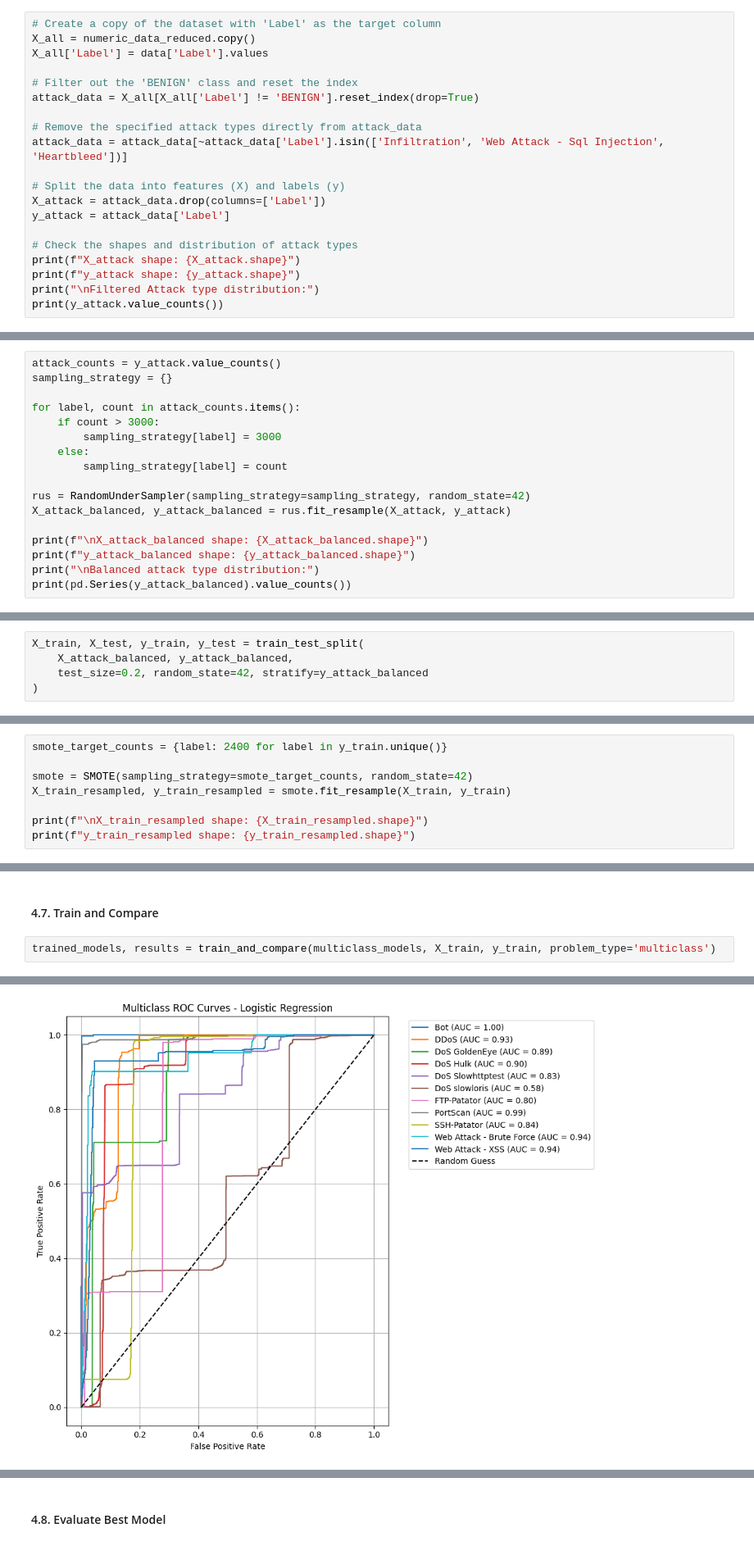
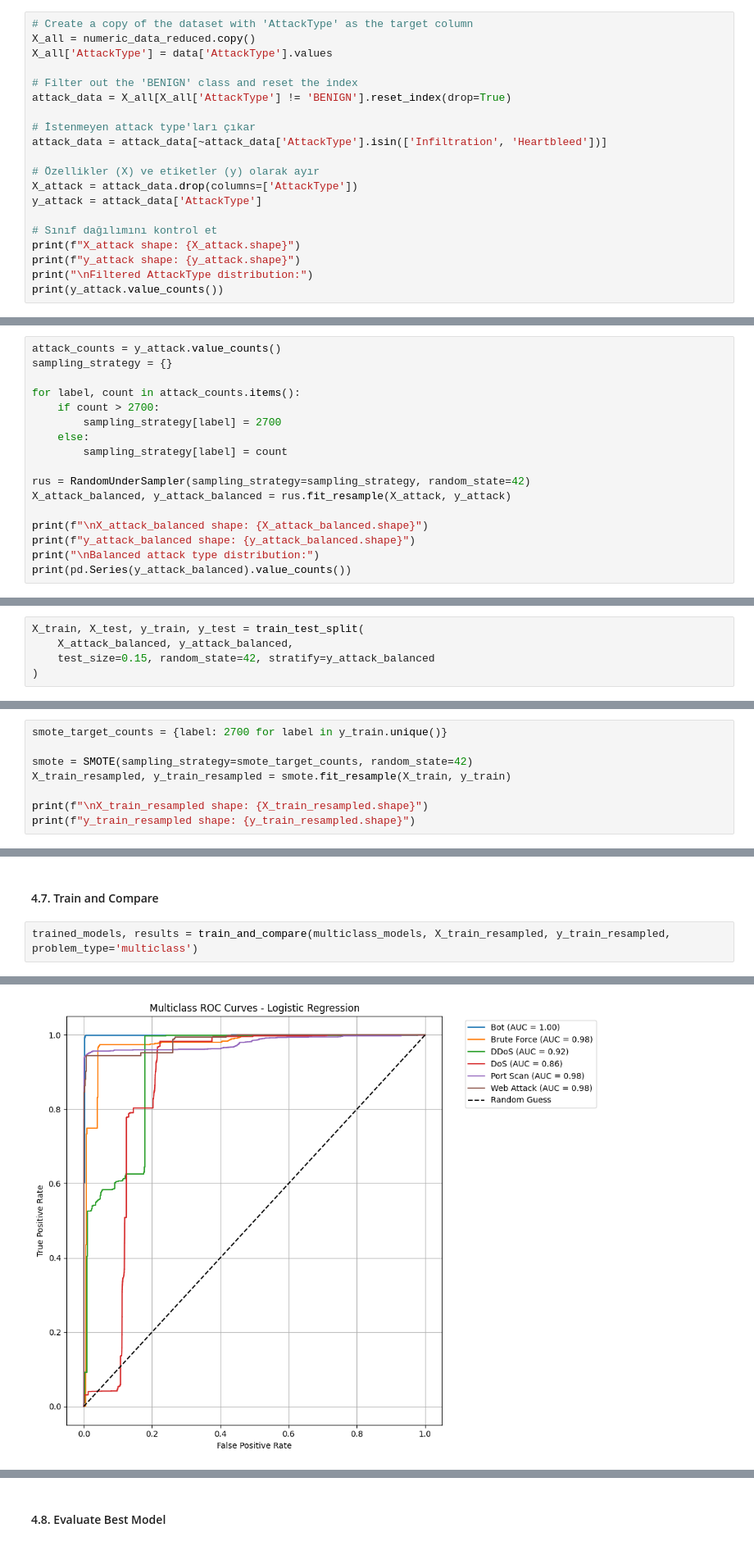
Before and after one commit to burakdogangazi/Confidence-Based-Hierarchical-IDS, a Jupyter notebook: IDS_Model_Train_Evaluation.ipynb, the cells around one changed output, grey strips where cells are left out. Shown at 82% size. Drawn from its saved outputs; the diff is of its cells as text.

```diff
--- a/IDS_Model_Train_Evaluation.ipynb
+++ b/IDS_Model_Train_Evaluation.ipynb
@@ -896,23 +1027,23 @@ weighted avg       0.98      0.98      0.98      4944
 # %% [markdown]
 #### 4.1.Prepare the Data and Split Features and Labels
 # %%
-# Create a copy of the dataset with 'Label' as the target column
+# Create a copy of the dataset with 'AttackType' as the target column
 X_all = numeric_data_reduced.copy()
-X_all['Label'] = data['Label'].values
+X_all['AttackType'] = data['AttackType'].values
 
 # Filter out the 'BENIGN' class and reset the index
-attack_data = X_all[X_all['Label'] != 'BENIGN'].reset_index(drop=True)
+attack_data = X_all[X_all['AttackType'] != 'BENIGN'].reset_index(drop=True)
 
-# Remove the specified attack types directly from attack_data
-attack_data = attack_data[~attack_data['Label'].isin(['Infiltration', 'Web Attack - Sql Injection', 'Heartbleed'])]
+# İstenmeyen attack type'ları çıkar
+attack_data = attack_data[~attack_data['AttackType'].isin(['Infiltration', 'Heartbleed'])]
 
-# Split the data into features (X) and labels (y)
-X_attack = attack_data.drop(columns=['Label'])
-y_attack = attack_data['Label']
+# Özellikler (X) ve etiketler (y) olarak ayır
+X_attack = attack_data.drop(columns=['AttackType'])
+y_attack = attack_data['AttackType']
 
-# Check the shapes and distribution of attack types
+# Sınıf dağılımını kontrol et
 print(f"X_attack shape: {X_attack.shape}")
 print(f"y_attack shape: {y_attack.shape}")
-print("\nFiltered Attack type distribution:")
+print("\nFiltered AttackType distribution:")
 print(y_attack.value_counts())
 # %% [output]
@@ -940,8 +1066,8 @@ attack_counts = y_attack.value_counts()
 sampling_strategy = {}
 
 for label, count in attack_counts.items():
-    if count > 3000:
-        sampling_strategy[label] = 3000
+    if count > 2700:
+        sampling_strategy[label] = 2700
     else:
         sampling_strategy[label] = count
 
@@ -975,12 +1096,12 @@ Name: count, dtype: int64
 # %%
 X_train, X_test, y_train, y_test = train_test_split(
     X_attack_balanced, y_attack_balanced,
-    test_size=0.2, random_state=42, stratify=y_attack_balanced
+    test_size=0.15, random_state=42, stratify=y_attack_balanced
 )
 # %% [markdown]
 #### 4.4. SMOTE for Train Class Balancing
 # %%
-smote_target_counts = {label: 2400 for label in y_train.unique()}
+smote_target_counts = {label: 2700 for label in y_train.unique()}
 
 smote = SMOTE(sampling_strategy=smote_target_counts, random_state=42)
 X_train_resampled, y_train_resampled = smote.fit_resample(X_train, y_train)
@@ -1058,7 +1181,7 @@ multiclass_models = [
 # %% [markdown]
 #### 4.7. Train and Compare
 # %%
-trained_models, results = train_and_compare(multiclass_models, X_train, y_train, problem_type='multiclass')
+trained_models, results = train_and_compare(multiclass_models, X_train_resampled, y_train_resampled, problem_type='multiclass')
 # %% [output]
 ==================================================
 Evaluating Random Forest
@@ -1098,4 +1221,4 @@ Classification Report for SVM on Train Set:
-[figure, old version]
+[figure, new version]
 ==================================================
 Evaluating KNN
 ==================================================
```
Also changed, not shown: parts of 17 cells of this notebook.
